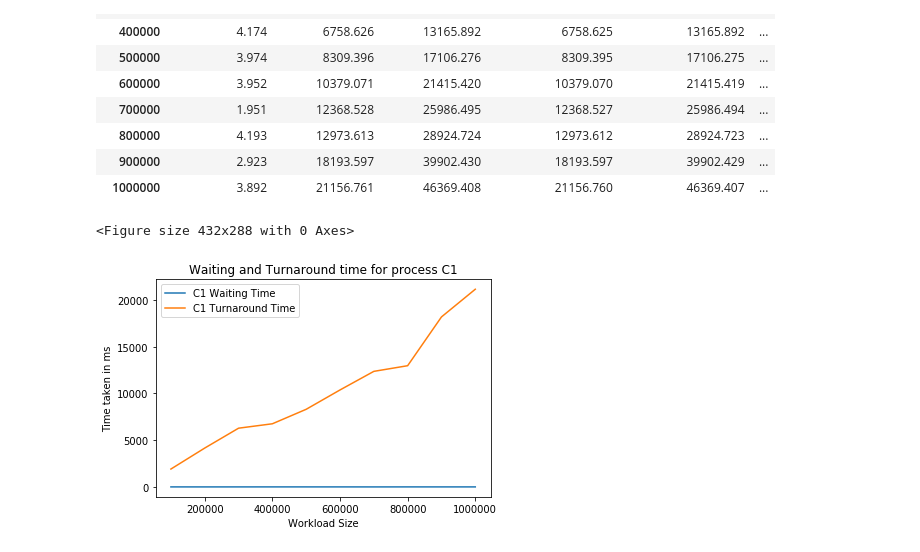
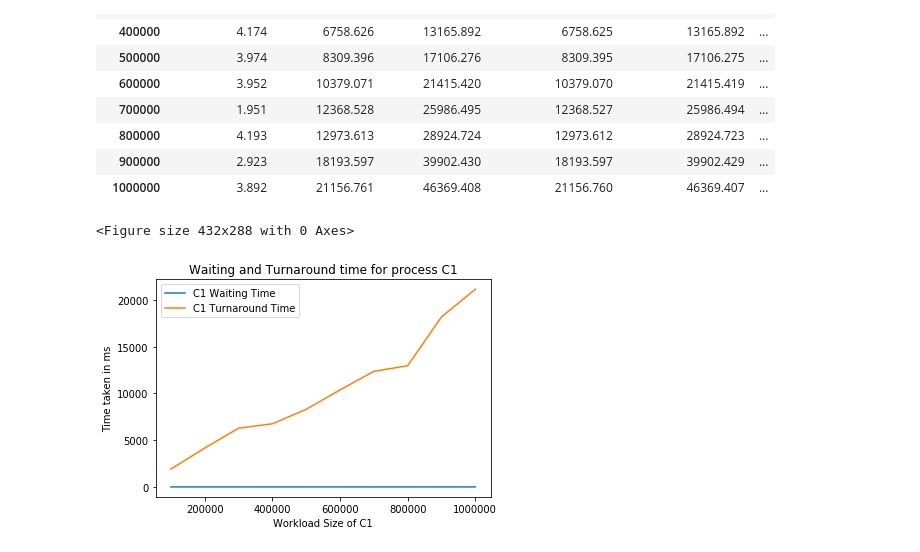
Before and after one commit to Amogh-Bharadwaj/OS_Assignment, a Jupyter notebook: fcfs.ipynb, the cells around one changed output. Cells and saved outputs as stored; diff of their text form; code cells hidden in the pictures.

```diff
--- a/fcfs.ipynb
+++ b/fcfs.ipynb
@@ -36,13 +36,13 @@ df
 # %%
 df1 = df[['C1 Waiting Time','C1 Turnaround Time']]
 plt.figure()
 df1.plot(title='Waiting and Turnaround time for process C1')
-plt.xlabel('Workload Size')
+plt.xlabel('Workload Size of C1')
 plt.ylabel('Time taken in ms')
 plt.show()
 # %% [output]
 <Figure size 432x288 with 0 Axes>
-[figure, old version]
+[figure, new version]
 # %%
 df2 = df[['C2 Waiting Time','C2 Turnaround Time']]
 plt.figure()
```
Also changed, not shown: parts of 3 cells of this notebook, 2 other files.
